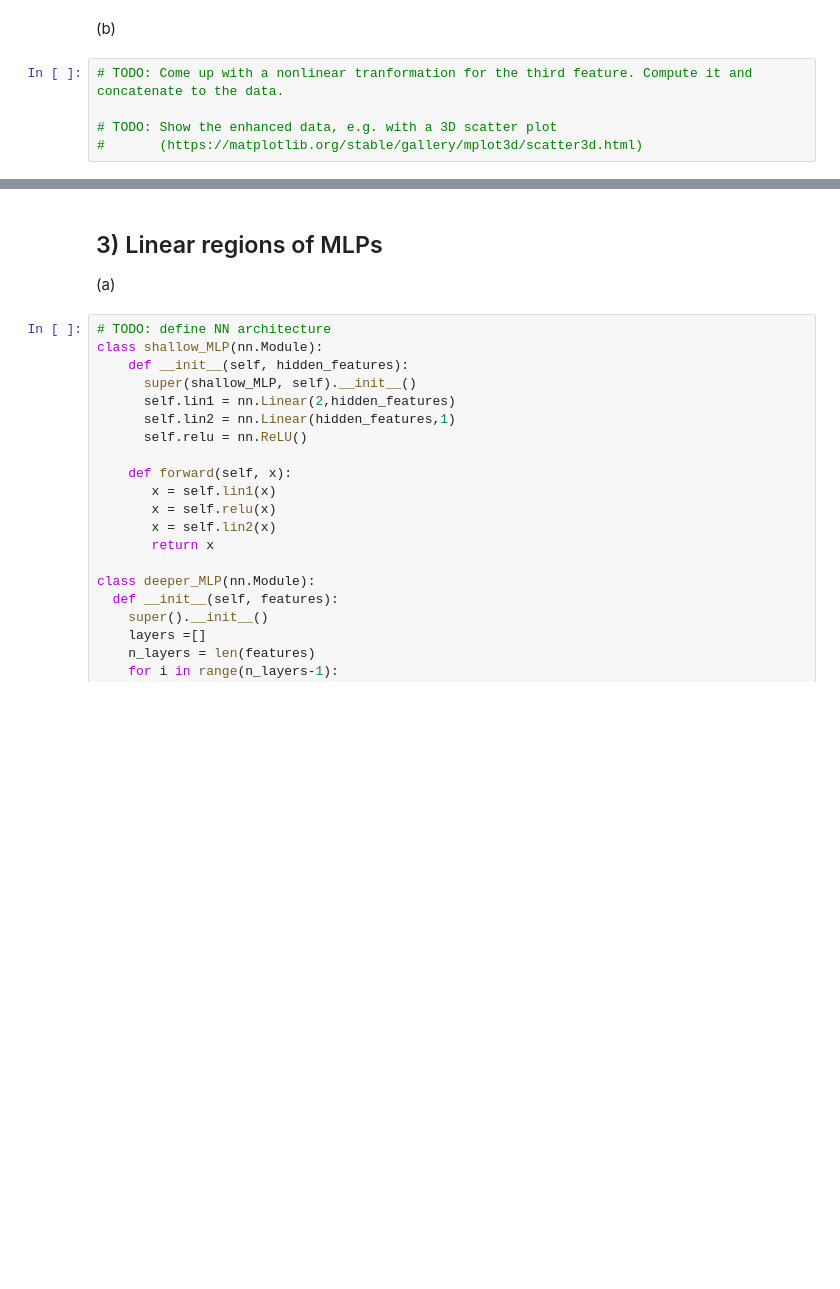
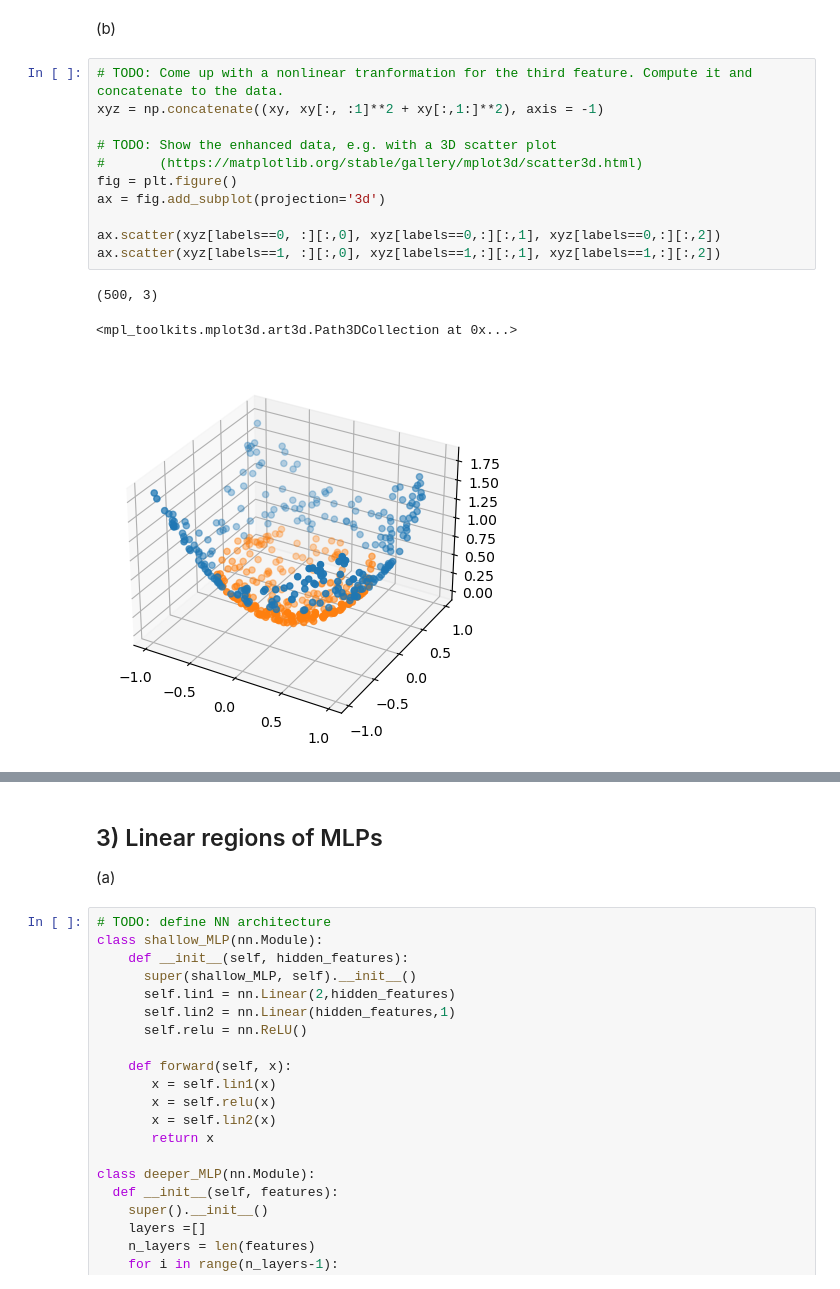
Before and after one commit to phopopo/mlph2023-Exercises, a Jupyter notebook: sheet03.ipynb, the cells around one changed output, grey strips where cells are left out. Saved outputs shown, nothing was run; the diff lists cells and outputs as text; blank space fills up the shorter version.

```diff
--- a/sheet03.ipynb
+++ b/sheet03.ipynb
@@ -26,8 +59,18 @@ from sklearn.linear_model import LogisticRegression
 (b)
 # %%
 # TODO: Come up with a nonlinear tranformation for the third feature. Compute it and concatenate to the data.
+xyz = np.concatenate((xy, xy[:, :1]**2 + xy[:,1:]**2), axis = -1)
 
 # TODO: Show the enhanced data, e.g. with a 3D scatter plot
 #       (https://matplotlib.org/stable/gallery/mplot3d/scatter3d.html)
+fig = plt.figure()
+ax = fig.add_subplot(projection='3d')
+
+ax.scatter(xyz[labels==0, :][:,0], xyz[labels==0,:][:,1], xyz[labels==0,:][:,2])
+ax.scatter(xyz[labels==1, :][:,0], xyz[labels==1,:][:,1], xyz[labels==1,:][:,2])
+# %% [output]
+(500, 3)
+<mpl_toolkits.mplot3d.art3d.Path3DCollection at 0x...>
+[figure, added]
 # %%
 # TODO: again, fit and evaluate logistic regression
```
Also changed, not shown: parts of 6 cells of this notebook.
